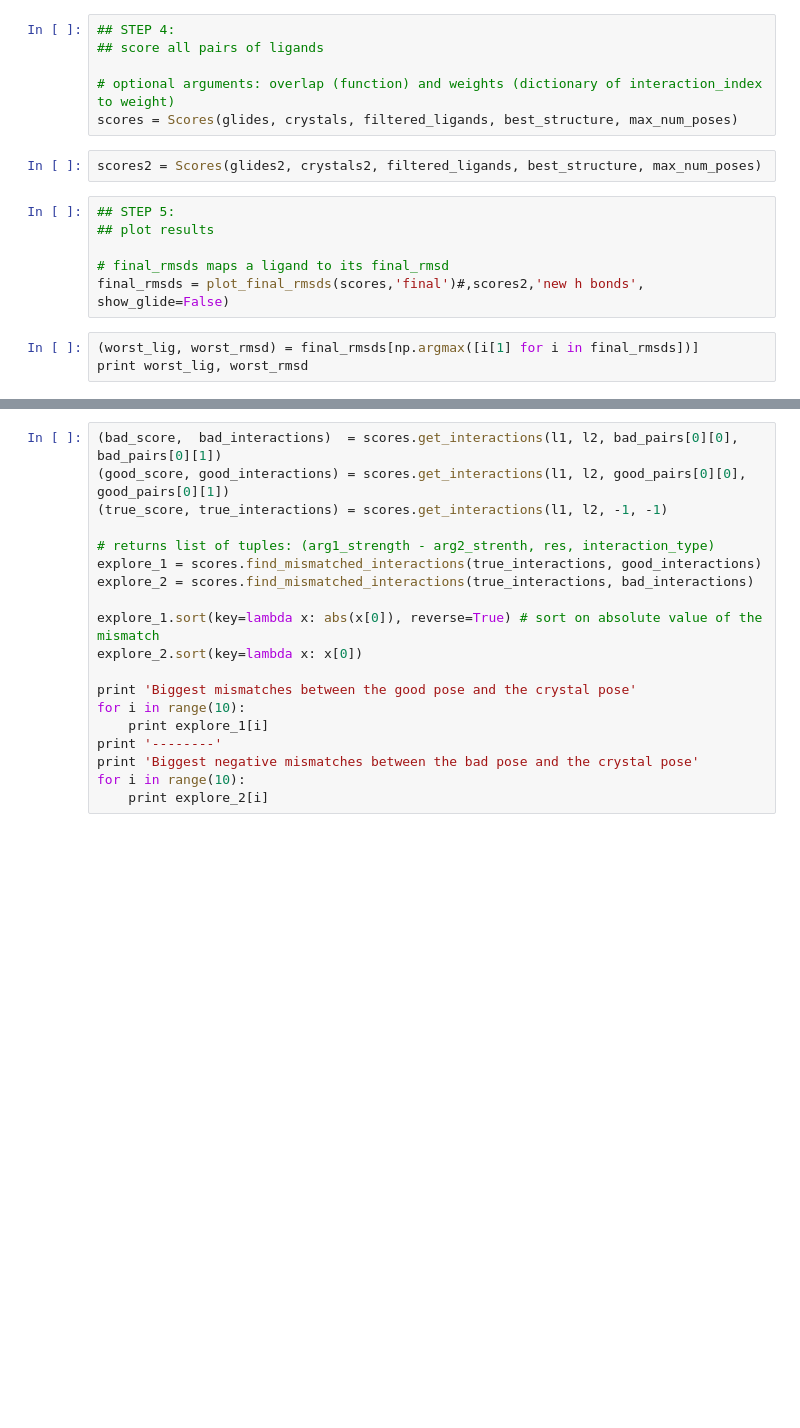
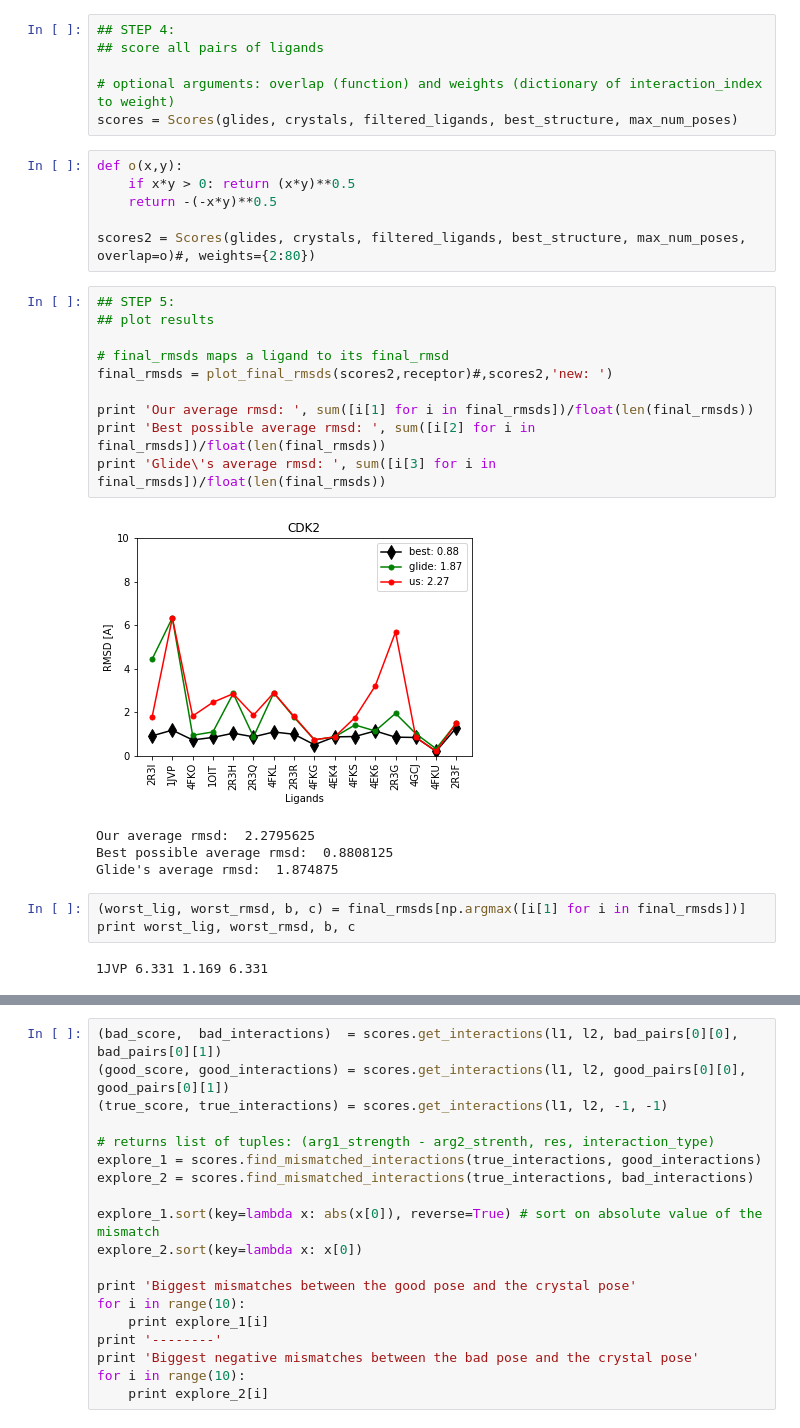
Before and after one commit to orangese/combind_multistruct_benchmarking, a Jupyter notebook: notebooks/main.ipynb, the cells around one changed output, grey strips where cells are left out. Saved outputs shown, nothing was run; the diff lists cells and outputs as text; blank space fills up the shorter version.

```diff
--- a/notebooks/main.ipynb
+++ b/notebooks/main.ipynb
@@ -90,14 +100,29 @@ print 'with an average best rmsd of ' + str(ave_rmsd)[:5]
 
 # optional arguments: overlap (function) and weights (dictionary of interaction_index to weight)
 scores = Scores(glides, crystals, filtered_ligands, best_structure, max_num_poses)
-# %%
-scores2 = Scores(glides2, crystals2, filtered_ligands, best_structure, max_num_poses)
-# %%
-## STEP 5:
-## plot results
-
-# final_rmsds maps a ligand to its final_rmsd
-final_rmsds = plot_final_rmsds(scores,'final')#,scores2,'new h bonds', show_glide=False)
+# %%
+def o(x,y):
+    if x*y > 0: return (x*y)**0.5
+    return -(-x*y)**0.5
+
+scores2 = Scores(glides, crystals, filtered_ligands, best_structure, max_num_poses, overlap=o)#, weights={2:80})
+# %%
+## STEP 5:
+## plot results
+
+# final_rmsds maps a ligand to its final_rmsd
+final_rmsds = plot_final_rmsds(scores2,receptor)#,scores2,'new: ')
+
+print 'Our average rmsd: ', sum([i[1] for i in final_rmsds])/float(len(final_rmsds))
+print 'Best possible average rmsd: ', sum([i[2] for i in final_rmsds])/float(len(final_rmsds))
+print 'Glide\'s average rmsd: ', sum([i[3] for i in final_rmsds])/float(len(final_rmsds))
+# %% [output]
+[figure, added]
+Our average rmsd:  2.2795625
+Best possible average rmsd:  0.8808125
+Glide's average rmsd:  1.874875
 # %%
-(worst_lig, worst_rmsd) = final_rmsds[np.argmax([i[1] for i in final_rmsds])]
-print worst_lig, worst_rmsd
+(worst_lig, worst_rmsd, b, c) = final_rmsds[np.argmax([i[1] for i in final_rmsds])]
+print worst_lig, worst_rmsd, b, c
+# %% [output]
+1JVP 6.331 1.169 6.331
```
Also changed, not shown: parts of 12 cells of this notebook, 7 other files.
